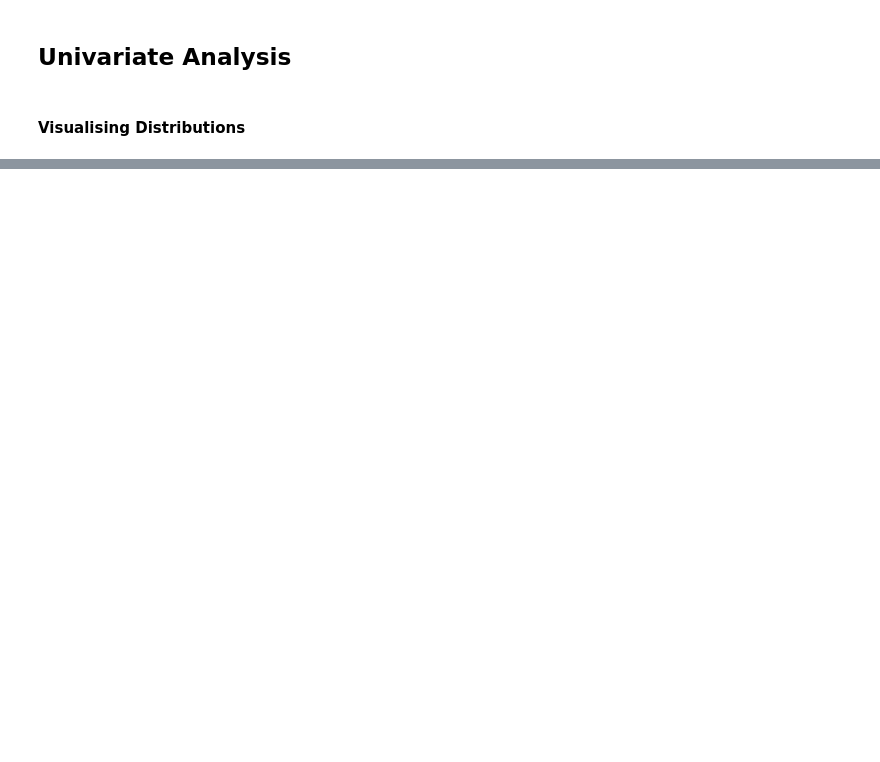
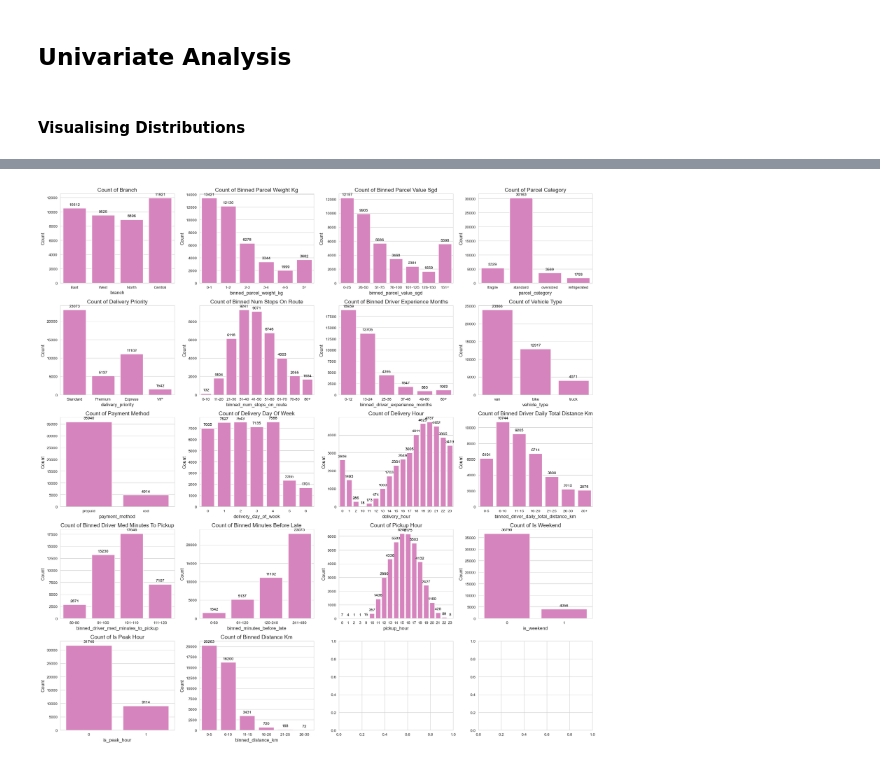
Before and after one commit to weirenong/aiap24-submission, a Jupyter notebook: eda.ipynb, the cells around one changed output, grey strips where cells are left out. Drawn from its saved outputs; the diff is of its cells as text; code cells hidden in the pictures; blank space fills up the shorter version.

```diff
--- a/eda.ipynb
+++ b/eda.ipynb
@@ -375,0 +422,85 @@ memory usage: 9.2+ MB
+# %%
+# Create Bins for continuous features for better visualisation in plots
+BINNING_CONFIG = {
+    "parcel_weight_kg": {"bins": [0, 1, 2, 3, 4, 5, np.inf], "labels": ['0-1', '1-2', '2-3', '3-4', '4-5', '5+']},
+    "parcel_value_sgd": {"bins": [0, 25, 50, 75, 100, 125, 150, np.inf], "labels": ['0-25', '26-50', '51-75', '76-100', '101-125', '126-150', '151+']},
+    "minutes_before_late": {"bins": [0, 60, 120, 240, 480], "labels": ['0-60', '61-120', '120-240', '241-480']},
+    "num_stops_on_route": {"bins": [0, 10, 20, 30, 40, 50, 60, 70, 80, np.inf], "labels": ['0-10', '11-20', '21-30', '31-40', '41-50', '51-60', '61-70', '70-80', '80+']},
+    "driver_experience_months": {"bins": [0, 12, 24, 36, 48, 60, np.inf], "labels": ['0-12', '13-24', '25-36', '37-48', '49-60', '60+']},
+    "driver_daily_total_distance_km": {"bins": [0, 5, 10, 15, 20, 25, 30, np.inf], "labels": ['0-5', '6-10', '11-15', '16-20', '21-25', '26-30', '30+']},
+    "driver_med_minutes_to_pickup": {"bins": [80, 90, 100, 110, 120], "labels": ['80-90', '91-100', '101-110', '111-120']},
+    "distance_km": {"bins": [0, 5, 10, 15, 20, 25, 30], "labels": ['0-5', '6-10', '11-15', '16-20', '21-25', '26-30']}
+}
+
+# Create binned columns for the specified features
+for feature, config in BINNING_CONFIG.items():
+    df_cleaned[f"binned_{feature}"] = pd.cut(df_cleaned[feature], bins=config["bins"], labels=config["labels"])
+# %%
+# Set the style
+sns.set_style('whitegrid')
+
+# Features to plot with colors: "feature name", "color"
+PLOT_FEATURES = [
+    ("branch", "tab:pink"),
+    ("binned_parcel_weight_kg", "tab:pink"),
+    ("binned_parcel_value_sgd", "tab:pink"),
+    ("parcel_category", "tab:pink"),
+    ("delivery_priority", "tab:pink"),
+    ("binned_num_stops_on_route", "tab:pink"),
+    ("binned_driver_experience_months", "tab:pink"),
+    ("vehicle_type", "tab:pink"),
+    ("payment_method", "tab:pink"),
+    ("delivery_day_of_week", "tab:pink"),
+    ("delivery_hour", "tab:pink"),
+    ("binned_driver_daily_total_distance_km", "tab:pink"),
+    ("binned_driver_med_minutes_to_pickup", "tab:pink"),
+    ("binned_minutes_before_late", "tab:pink"),
+    ("pickup_hour", "tab:pink"),
+    ("is_weekend", "tab:pink"),
+    ("is_peak_hour", "tab:pink"),
+    ("binned_distance_km", "tab:pink")
+]
+
+# Define a helper function to plot countplots and manage subplot indices
+def _plot_countplots(df, features, axes_col_max, figsize_x=20, figsize_y=20):
+    '''Helper function to plot countplots for categorical features with subplot management.
+
+    Parameters:
+        - df (pd.DataFrame): The cleaned DataFrame to plot.
+        - features (list): List of features to plot.
+        - axes_col_max (int): Maximum number of columns for subplots.
+        - figsize_x (int): Width of the figure.
+        - figsize_y (int): Height of the figure.
+    '''
+    #create figure and axes for subplots
+    axes_row_max = (len(features) + axes_col_max - 1) // axes_col_max  # Calculate required rows based on number of features and columns
+    fig, axes = plt.subplots(axes_row_max, axes_col_max, figsize=(figsize_x, figsize_y), sharey=False)
+
+    axes_row = 0
+    axes_col = 0
+    for feature, color in features:
+        sns.countplot(data=df, x=feature, ax=axes[axes_row, axes_col], color=color)
+        axes[axes_row, axes_col].set_title(f"Count of {feature.replace('_', ' ').title()}", fontsize=14)
+        axes[axes_row, axes_col].set_xlabel(feature, fontsize=12)
+        axes[axes_row, axes_col].set_ylabel("Count", fontsize=12)
+
+        # Update subplot indices
+        axes_col += 1
+        if axes_col == axes_col_max:
+            axes_col = 0
+            axes_row += 1
+
+    # Add annotations to all subplots
+    for ax in axes.flatten():
+        for p in ax.patches:
+            count = int(p.get_height())
+            ax.annotate(f'{count}', (p.get_x() + p.get_width() / 2., p.get_height()),
+                        ha='center', va='center', fontsize=10, color='black', xytext=(0, 9),
+                        textcoords='offset points')
+    plt.tight_layout()
+    plt.show()
+
+# draw our countplots
+_plot_countplots(df_cleaned, PLOT_FEATURES, axes_col_max=4, figsize_x=20, figsize_y=20)
+# %% [output]
+[figure, added]
```
Also changed, not shown: parts of 7 cells of this notebook, 1 other file.
